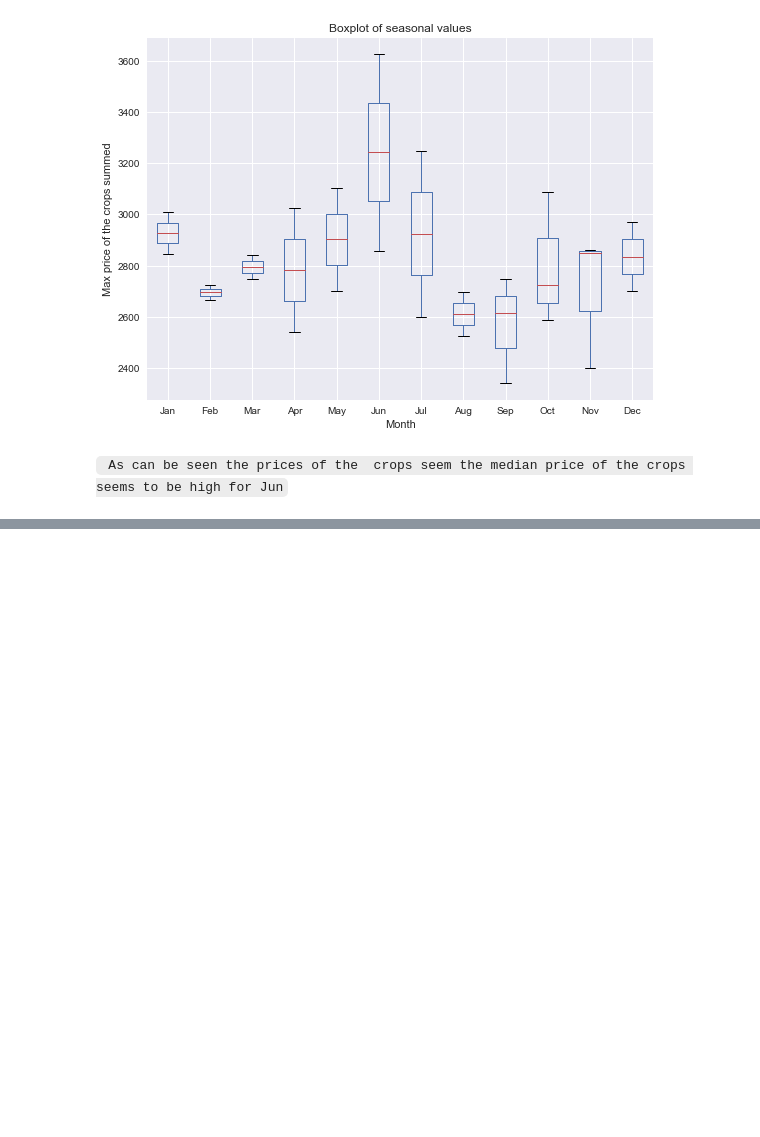
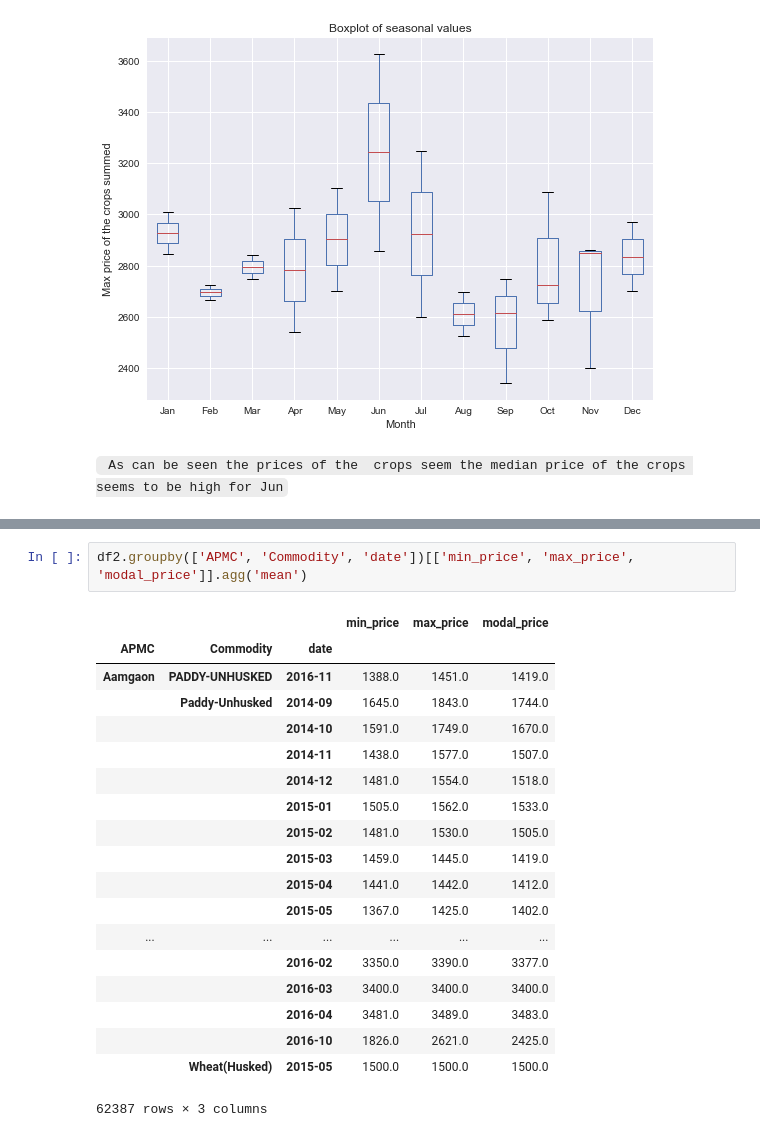
Before and after one commit to sirius0503/Trends_In_APMC, a Jupyter notebook: apmc_trends.ipynb, the cells around one changed output, grey strips where cells are left out. Saved outputs shown, nothing was run; the diff lists cells and outputs as text; blank space fills up the shorter version.

```diff
--- a/apmc_trends.ipynb
+++ b/apmc_trends.ipynb
@@ -575,0 +613,22 @@ df3_piv #My pivot table
+# %%
+df2.groupby(['APMC', 'Commodity', 'date'])[['min_price', 'max_price', 'modal_price']].agg('mean')
+# %% [output]
+|  |  |  | min_price | max_price | modal_price |
+| APMC | Commodity | date |  |  |  |
+| Aamgaon | PADDY-UNHUSKED | 2016-11 | 1388.0 | 1451.0 | 1419.0 |
+|  | Paddy-Unhusked | 2014-09 | 1645.0 | 1843.0 | 1744.0 |
+|  |  | 2014-10 | 1591.0 | 1749.0 | 1670.0 |
+|  |  | 2014-11 | 1438.0 | 1577.0 | 1507.0 |
+|  |  | 2014-12 | 1481.0 | 1554.0 | 1518.0 |
+|  |  | 2015-01 | 1505.0 | 1562.0 | 1533.0 |
+|  |  | 2015-02 | 1481.0 | 1530.0 | 1505.0 |
+|  |  | 2015-03 | 1459.0 | 1445.0 | 1419.0 |
+|  |  | 2015-04 | 1441.0 | 1442.0 | 1412.0 |
+|  |  | 2015-05 | 1367.0 | 1425.0 | 1402.0 |
+| ... | ... | ... | ... | ... | ... |
+|  |  | 2016-02 | 3350.0 | 3390.0 | 3377.0 |
+|  |  | 2016-03 | 3400.0 | 3400.0 | 3400.0 |
+|  |  | 2016-04 | 3481.0 | 3489.0 | 3483.0 |
+|  |  | 2016-10 | 1826.0 | 2621.0 | 2425.0 |
+|  | Wheat(Husked) | 2015-05 | 1500.0 | 1500.0 | 1500.0 |
+62387 rows × 3 columns
```
Also changed, not shown: parts of 11 cells of this notebook.
